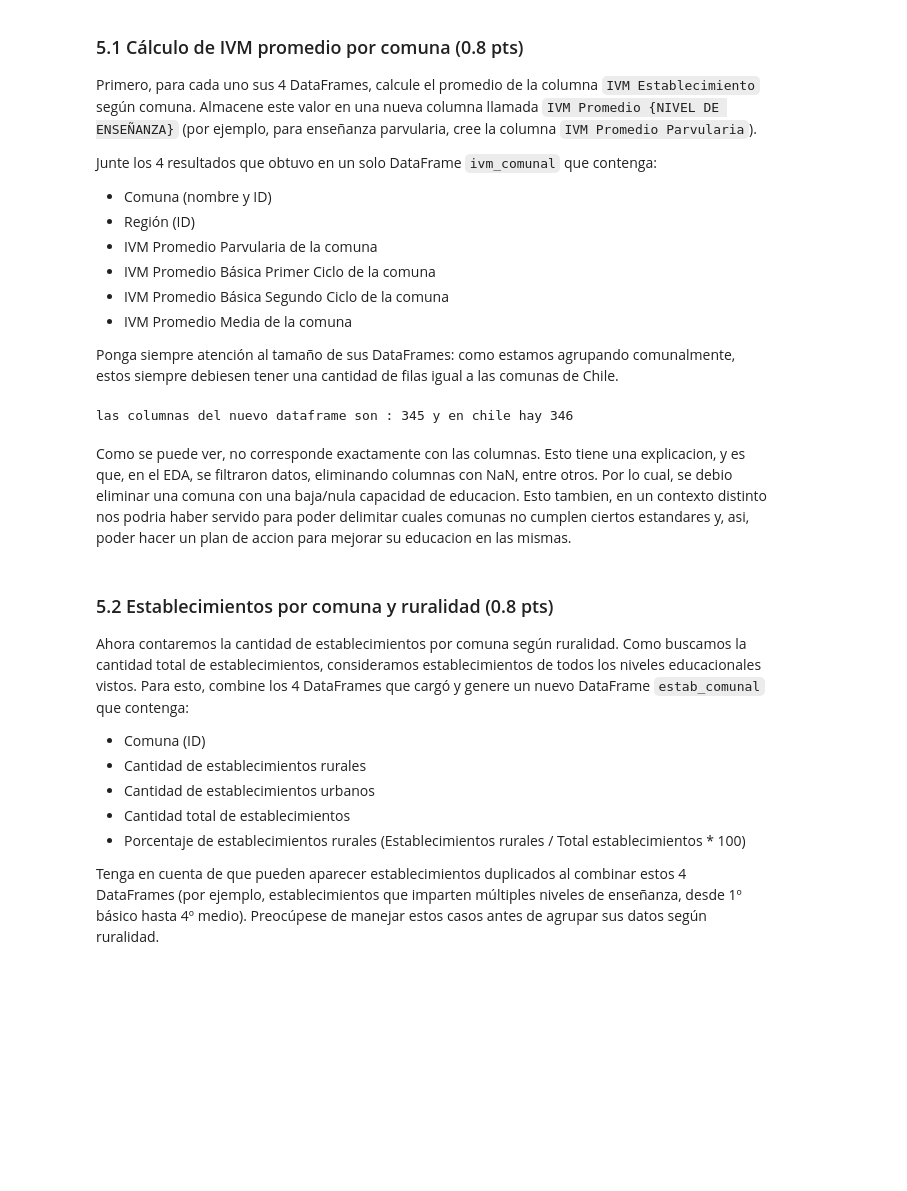
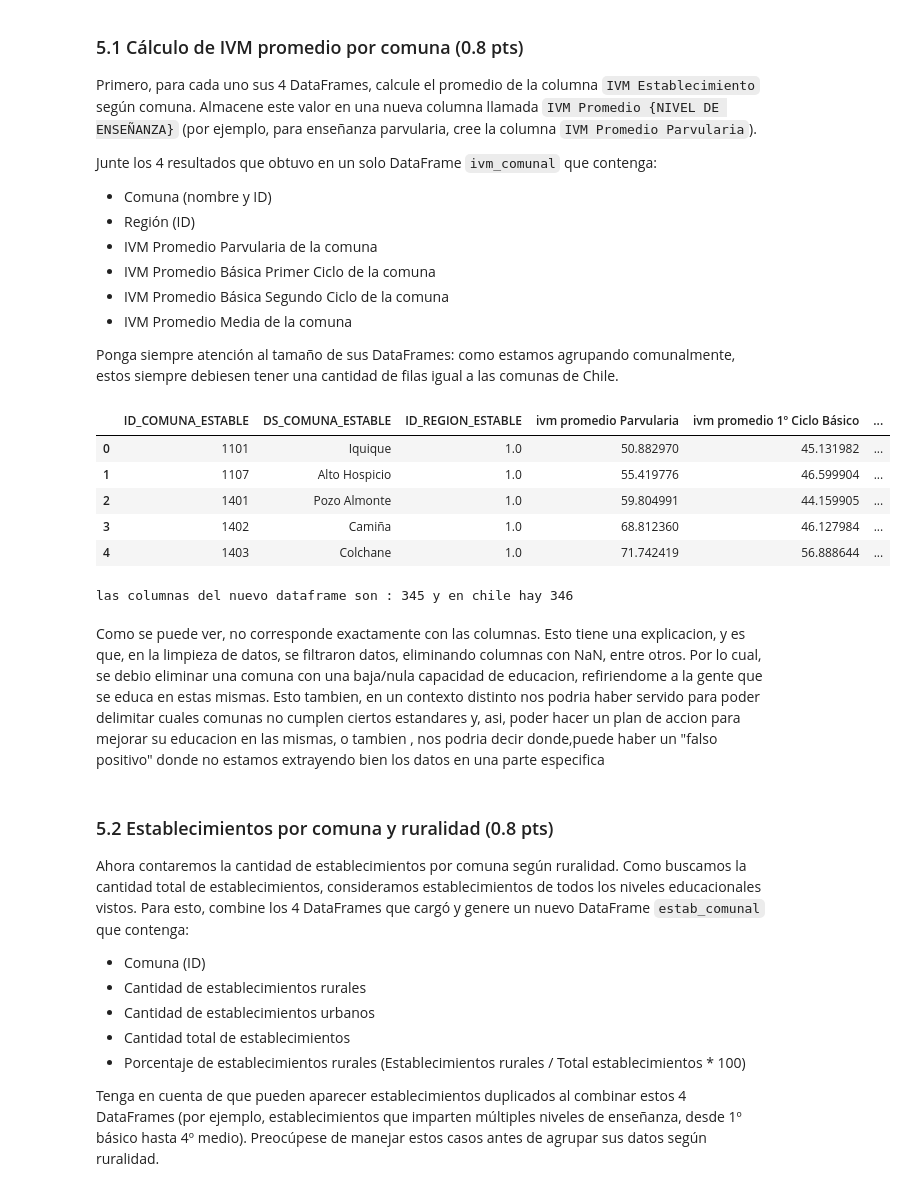
Before and after one commit to esteban78009/IMT2200-Esteban-Cortes, a Jupyter notebook: tareas/tarea 03/IMT2200-25s2 - Tarea 03.ipynb, the cells around one changed output. Drawn from its saved outputs; the diff is of its cells as text; code cells hidden in the pictures; blank space fills up the shorter version.

Commit message:
tarea intro a ciencias de datos finalizada

```diff
--- a/tareas/tarea 03/IMT2200-25s2 - Tarea 03.ipynb
+++ b/tareas/tarea 03/IMT2200-25s2 - Tarea 03.ipynb
@@ -417,23 +424,29 @@ Ponga siempre atención al tamaño de sus DataFrames: como estamos agrupando com
 # %%
 dataframes = []
 for niv , data in df.items():
     nombre_col = f"ivm promedio {niv}"
     data[nombre_col] = data.groupby("ID_COMUNA_ESTABLE")["IVM Establecimiento"].transform("mean")
     df_prom = data[["ID_COMUNA_ESTABLE" ,"DS_COMUNA_ESTABLE" , "ID_REGION_ESTABLE", nombre_col]].drop_duplicates(subset=["ID_COMUNA_ESTABLE"]).reset_index(drop=True)
     dataframes.append(df_prom)
 
 ivm_comunal = dataframes[0]
 for i in range(1, len(dataframes)):
     df_temp = dataframes[i][["ID_COMUNA_ESTABLE", dataframes[i].columns[-1]]]
     ivm_comunal = ivm_comunal.merge(df_temp, on="ID_COMUNA_ESTABLE", how = "outer")
 
-ivm_comunal.head(5)
+display(ivm_comunal.head(5))
 
 print("las columnas del nuevo dataframe son :", ivm_comunal.shape[0] , "y en chile hay 346 ")
 # %% [output]
+|  | ID_COMUNA_ESTABLE | DS_COMUNA_ESTABLE | ID_REGION_ESTABLE | ivm promedio Parvularia | ivm promedio 1º Ciclo Básico | ... |
+| 0 | 1101 | Iquique | 1.0 | 50.882970 | 45.131982 | ... |
+| 1 | 1107 | Alto Hospicio | 1.0 | 55.419776 | 46.599904 | ... |
+| 2 | 1401 | Pozo Almonte | 1.0 | 59.804991 | 44.159905 | ... |
+| 3 | 1402 | Camiña | 1.0 | 68.812360 | 46.127984 | ... |
+| 4 | 1403 | Colchane | 1.0 | 71.742419 | 56.888644 | ... |
 las columnas del nuevo dataframe son : 345 y en chile hay 346
 # %% [markdown]
-Como se puede ver, no corresponde exactamente con las columnas. Esto tiene una explicacion, y es que, en el EDA, se filtraron datos, eliminando columnas con NaN, entre otros. Por lo cual, se debio eliminar una comuna con una baja/nula capacidad de educacion. Esto tambien, en un contexto distinto nos podria haber servido para poder delimitar cuales comunas no cumplen ciertos estandares y, asi, poder hacer un plan de accion para mejorar su educacion en las mismas.
+Como se puede ver, no corresponde exactamente con las columnas. Esto tiene una explicacion, y es que, en la limpieza de datos, se filtraron datos, eliminando columnas con NaN, entre otros. Por lo cual, se debio eliminar una comuna con una baja/nula capacidad de educacion, refiriendome a la gente que se educa en estas mismas. Esto tambien, en un contexto distinto nos podria haber servido para poder delimitar cuales comunas no cumplen ciertos estandares y, asi, poder hacer un plan de accion para mejorar su educacion en las mismas, o tambien , nos podria decir donde,puede haber un "falso positivo" donde no estamos extrayendo bien los datos en una parte especifica
 # %% [markdown]
 ### 5.2 Establecimientos por comuna y ruralidad (0.8 pts)
 
```
Also changed, not shown: parts of 10 cells of this notebook.
